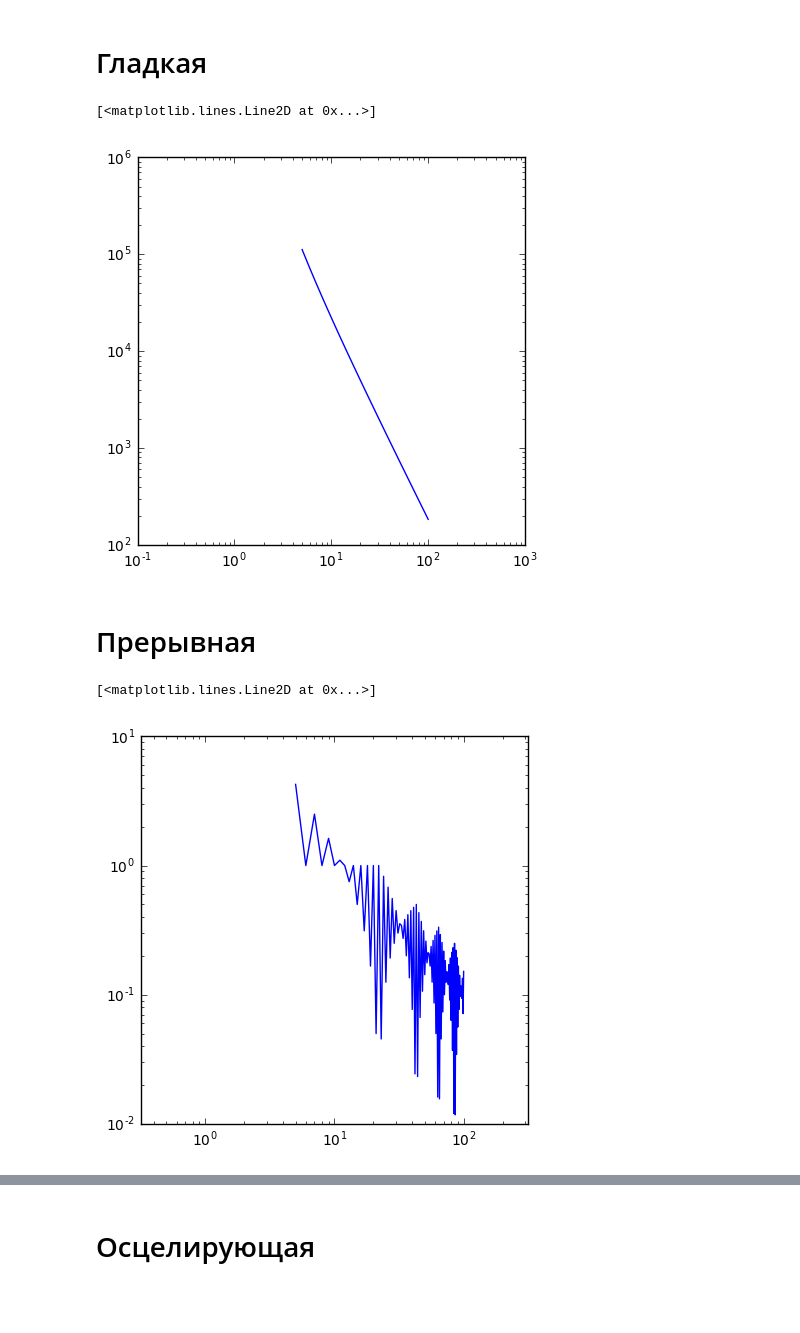
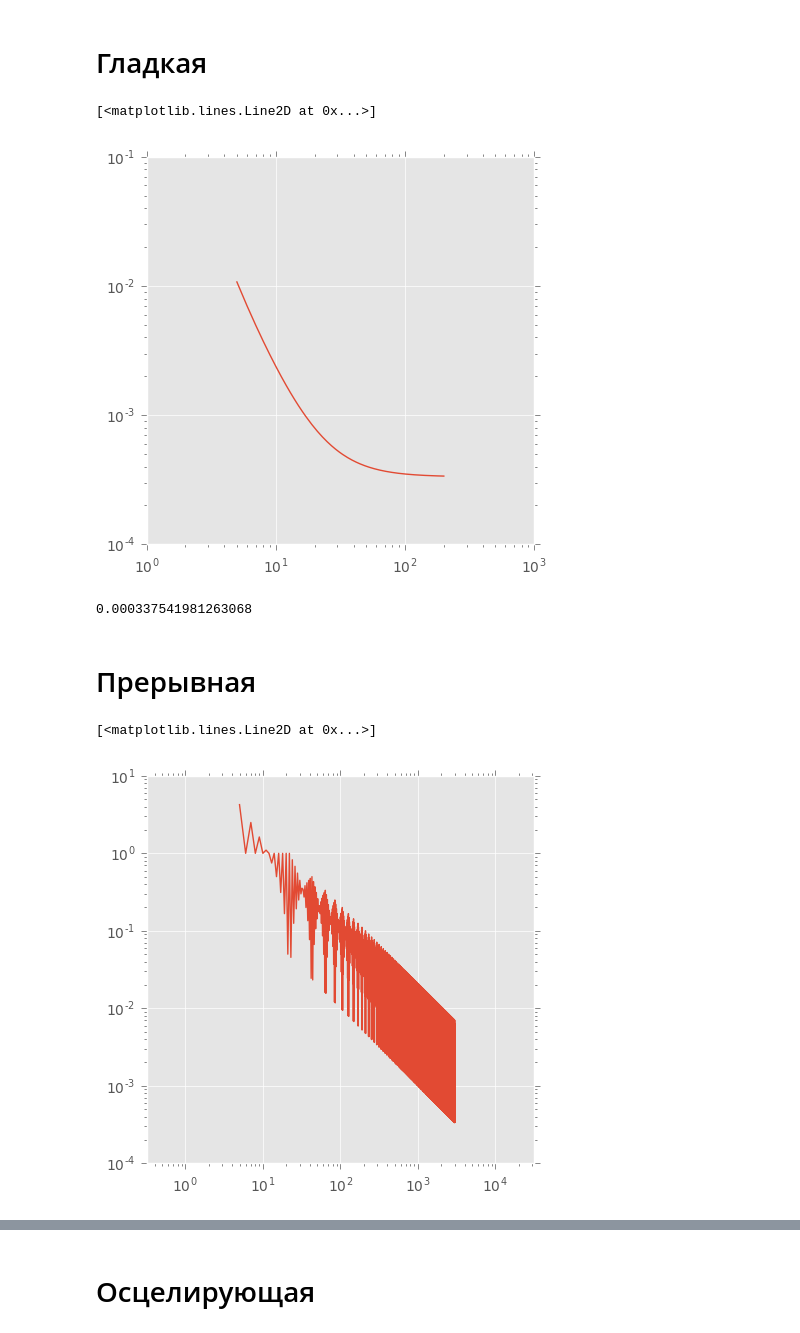
Before and after one commit to Alpus/AdAnalysis, a Jupyter notebook: analytics.ipynb, the cells around one changed output, grey strips where cells are left out. Drawn from its saved outputs; the diff is of its cells as text; code cells hidden in the pictures; blank space fills up the shorter version.

```diff
--- a/analytics.ipynb
+++ b/analytics.ipynb
@@ -3,5 +3,6 @@ import pandas as pd
 import numpy as np
 import matplotlib.pyplot as plt
 %matplotlib inline
+plt.style.use('ggplot')
 # %%
 from src.logic.functions import OneArgFunction
@@ -10,10 +23,10 @@ from src.logic.functions import OneArgFunction
 # %%
 point_counts = []
 integral_values = []
-for points_count in range(5, 101):
-    func = OneArgFunction(str_func='54*x^4 + x/2', arg='x', begin=0, end=10, points_count=points_count)
+for points_count in range(5, 201):
+    func = OneArgFunction(str_func='x^2', arg='x', begin=0, end=1, points_count=points_count)
     point_counts.append(points_count)
-    integral_values.append(abs(1080025 - func.integrate()))
+    integral_values.append(abs(0.333 - func.integrate()))
 
 plt.figure(figsize=(5, 5))
 plt.xscale('log')
@@ -22,23 +35,28 @@ plt.axis('equal')
 plt.plot(point_counts, integral_values)
 # %% [output]
 [<matplotlib.lines.Line2D at 0x...>]
-[figure, old version]
+[figure, new version]
+# %%
+func = OneArgFunction(str_func='x^2', arg='x', begin=0, end=1, points_count=points_count)
+abs(0.333 - func.integrate())
+# %% [output]
+0.000337541981263068
 # %% [markdown]
 # Прерывная
 # %%
 point_counts = []
 integral_values = []
-for points_count in range(5, 101):
+for points_count in range(5, 3001):
     arg_vals = [(x, 1) if x > 0 else (x, -1) for x in np.linspace(-10, 11, points_count)]
     func = OneArgFunction(arg_vals=arg_vals)
     point_counts.append(points_count)
     integral_values.append(abs(1 - func.integrate()))
 
 plt.figure(figsize=(5, 5))
 plt.xscale('log')
 plt.yscale('log')
 plt.axis('equal')
 plt.plot(point_counts, integral_values)
 # %% [output]
 [<matplotlib.lines.Line2D at 0x...>]
-[figure, old version]
+[figure, new version]
```
Also changed, not shown: parts of 6 cells of this notebook.
